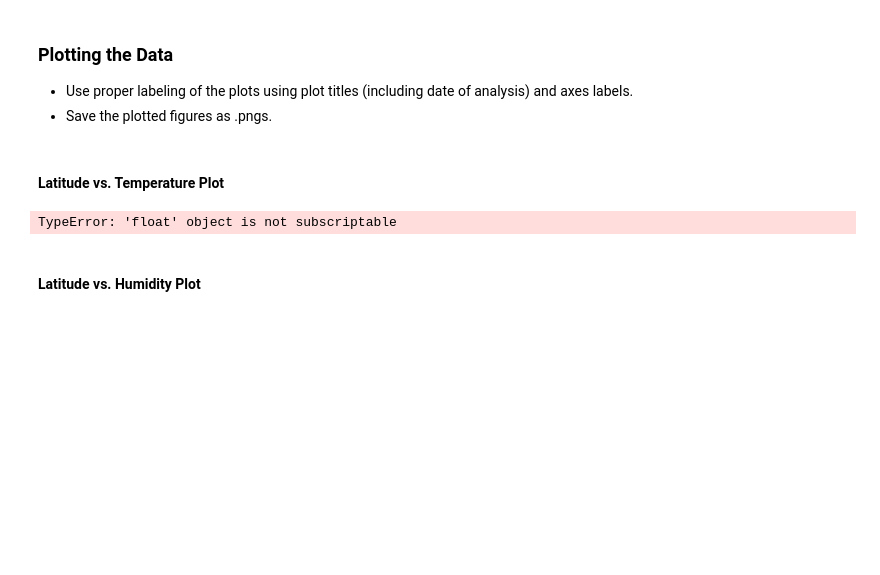
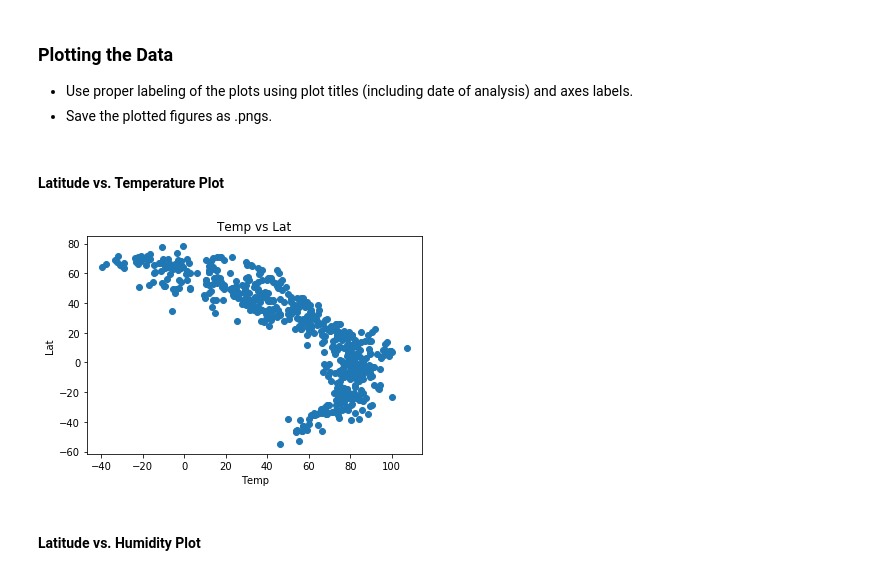
Before and after one commit to ScriptMigo/python-api-challenge, a Jupyter notebook: WeatherPy/WeatherPy.ipynb, the cells around one changed output. Cells and saved outputs as stored; diff of their text form; code cells hidden in the pictures; blank space fills up the shorter version.

```diff
--- a/WeatherPy/WeatherPy.ipynb
+++ b/WeatherPy/WeatherPy.ipynb
@@ -78,8 +102,11 @@ for city in cities.iterrows():
 * Display the DataFrame
 # %%
+# Covert to dataframe
 weatherResultsDF = pd.DataFrame(weatherResults)
+# Export to CSV
 weatherResultsDF.to_csv('C:/temp/weatherData.csv')
-weatherResultsDF.dropna(how='any')
-
-# weatherResultsDF.head()
+# Clean data of any rows with nulls
+weatherResultsDF = weatherResultsDF.dropna(how="all")
+# Display cleaned data
+weatherResultsDF.head()
 # %% [output]
@@ -91,15 +122,3 @@ weatherResultsDF.dropna(how='any')
 * Save the plotted figures as .pngs.
 # %% [markdown]
 #### Latitude vs. Temperature Plot
-# %%
-i = 0
-for index,weatherResult in weatherResultsDF.iterrows():
-    yAxis = str(weatherResult['coord']['lat'])
-    xAxis = weatherResult['main']['temp']
-    # y=weatherResultsDF[:1]['coord'][:0]['lat'])
-    plt.plot(xAxis, yAxis, marker="o", alpha=0.75)
-    # i = i + 1
-
-# plt.show()
-# %% [output]
-TypeError: 'float' object is not subscriptable
@@ -108,2 +125,23 @@ weatherResultsDF.coord.array[0].lat
+# %%
+# Define list containers for data
+x = []
+y = []
+
+# Loop over dataframe, populating x and y lists with values from specific fields
+for index,weatherResult in weatherResultsDF.iterrows():
+    try:
+        x.append(weatherResultsDF['main'][index]['temp'])
+        y.append(weatherResultsDF['coord'][index]['lat'])
+    except Exception:
+        continue
+
+# Build and show chart
+plt.scatter(x, y, marker="o")
+plt.title('Temp vs Lat')
+plt.xlabel('Temp')
+plt.ylabel('Lat')
+plt.show()
+# %% [output]
+[figure, added]
 # %% [markdown]
 #### Latitude vs. Humidity Plot
```
Also changed, not shown: parts of 10 cells of this notebook.
